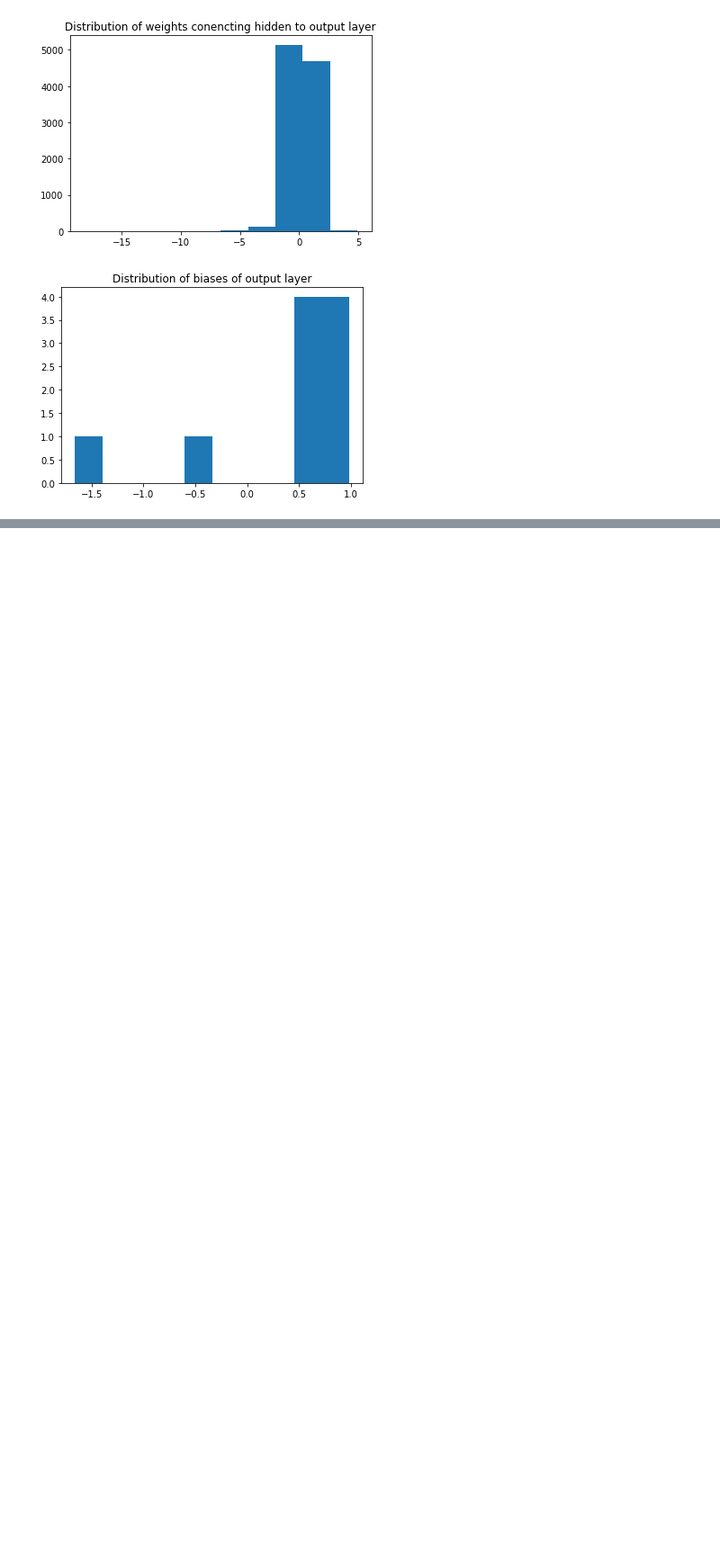
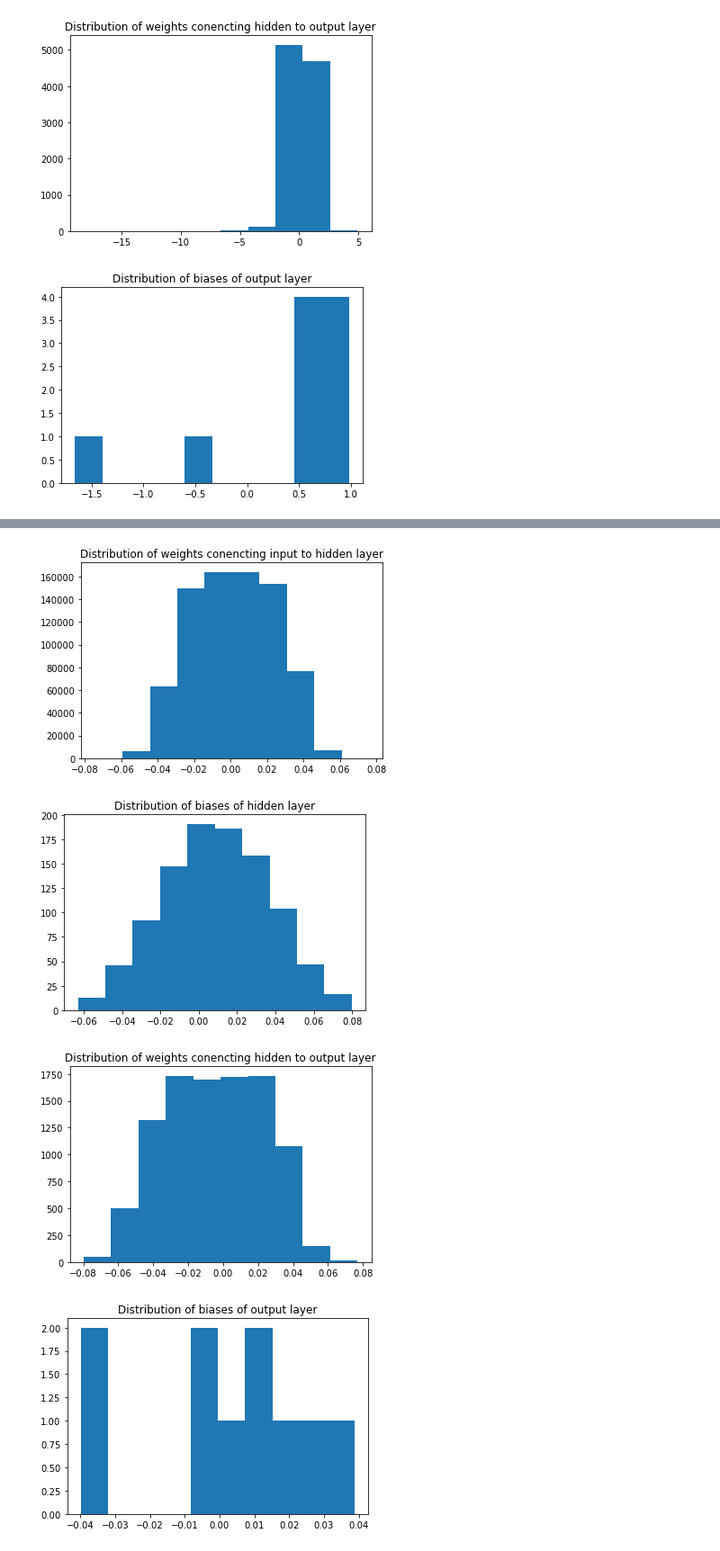
Before and after one commit to ishandutta0098/impact-of-learning-rate-in-nn, a Jupyter notebook: notebook/learning-rate-variations.ipynb, the cells around one changed output, grey strips where cells are left out. Shown at 90% size. Drawn from its saved outputs; the diff is of its cells as text; code cells hidden in the pictures; blank space fills up the shorter version.

```diff
--- a/notebook/learning-rate-variations.ipynb
+++ b/notebook/learning-rate-variations.ipynb
@@ -540,0 +446,7 @@ for ix, par in enumerate(model.parameters()):
+# %%
+get_hist_plot(config.MODEL_LOW_LR_PATH)
+# %% [output]
+[figure, added]
+[figure, added]
+[figure, added]
+[figure, added]
```
Also changed, not shown: parts of 29 cells of this notebook, 2 other files.
